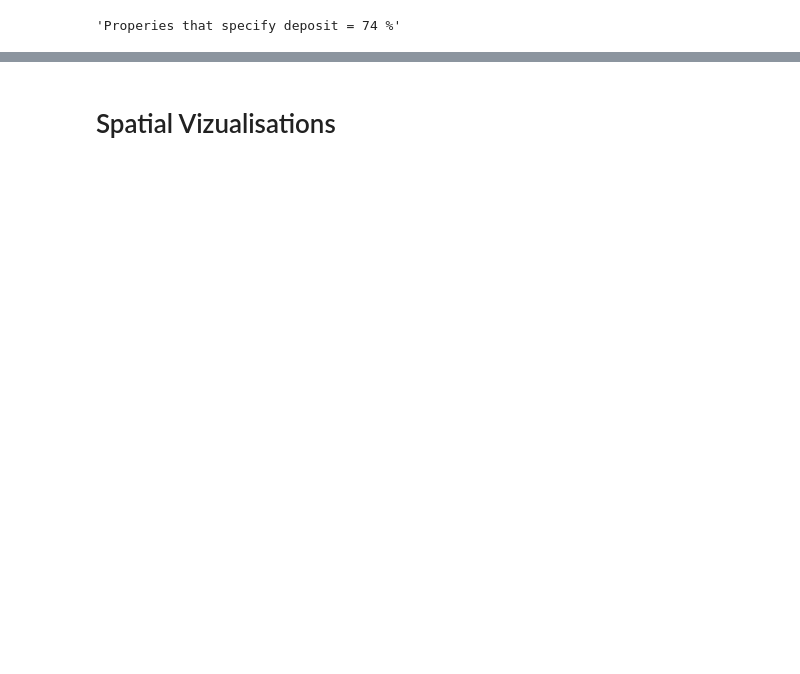
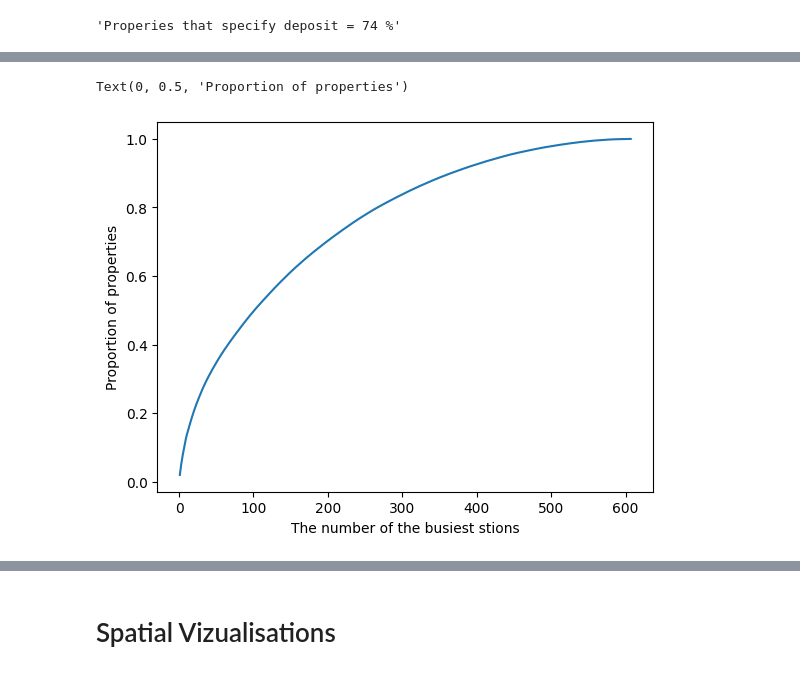
Before and after one commit to SergAnuf/London_Rent, a Jupyter notebook: notebooks/EDA2.ipynb, the cells around one changed output, grey strips where cells are left out. Drawn from its saved outputs; the diff is of its cells as text; code cells hidden in the pictures; blank space fills up the shorter version.

```diff
--- a/notebooks/EDA2.ipynb
+++ b/notebooks/EDA2.ipynb
@@ -243,0 +346,3 @@ print(all_station_types) # one hot encode for example ["NATIONAL_TRAIN",'LONDON_
+# %%
+stations_popularity = gdf.groupby("station_name1").agg("count")["title"].reset_index().rename(columns={"title":"count","station_name1":"station_name"}).sort_values("count",ascending=False)
+stations_popularity.head(5)
@@ -243,0 +356,9 @@ print(all_station_types) # one hot encode for example ["NATIONAL_TRAIN",'LONDON_
+# %%
+# Calculate cumulative count
+stations_popularity['cumulative_count'] = stations_popularity['count'].cumsum()/len(gdf)
+plt.plot(range(1,len(stations_popularity)+1),stations_popularity["cumulative_count"])
+plt.xlabel("The number of the busiest stions")
+plt.ylabel("Proportion of properties")
+# %% [output]
+Text(0, 0.5, 'Proportion of properties')
+[figure, added]
```
Also changed, not shown: parts of 59 cells of this notebook, 4 other files.
